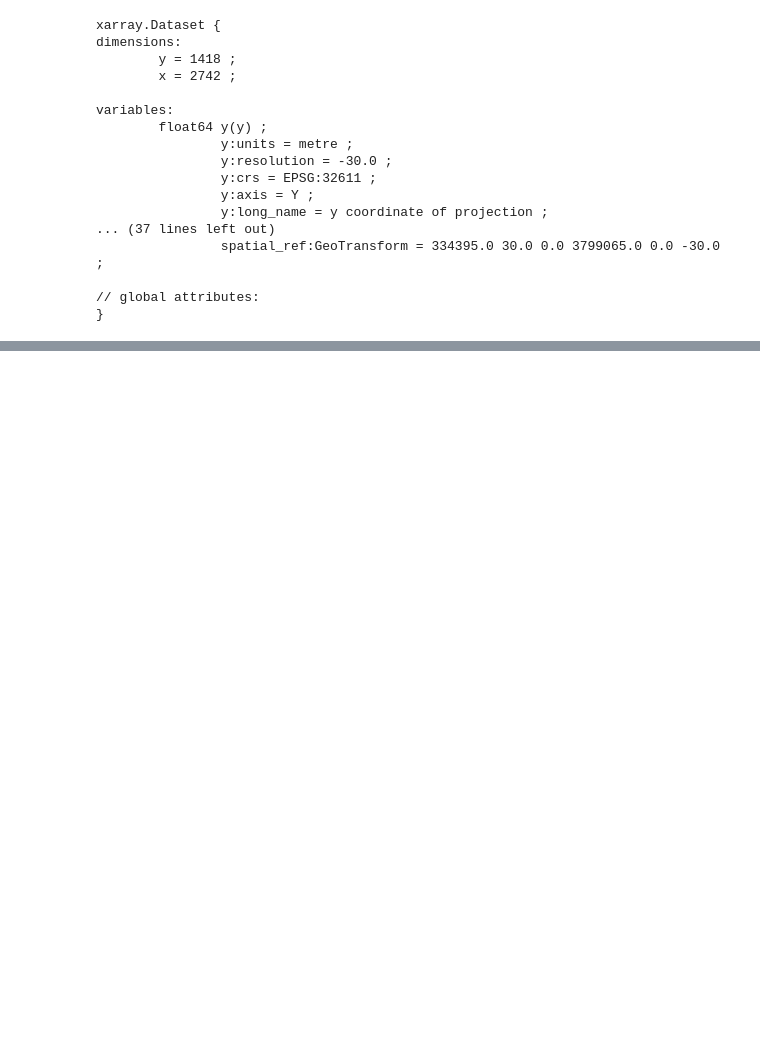
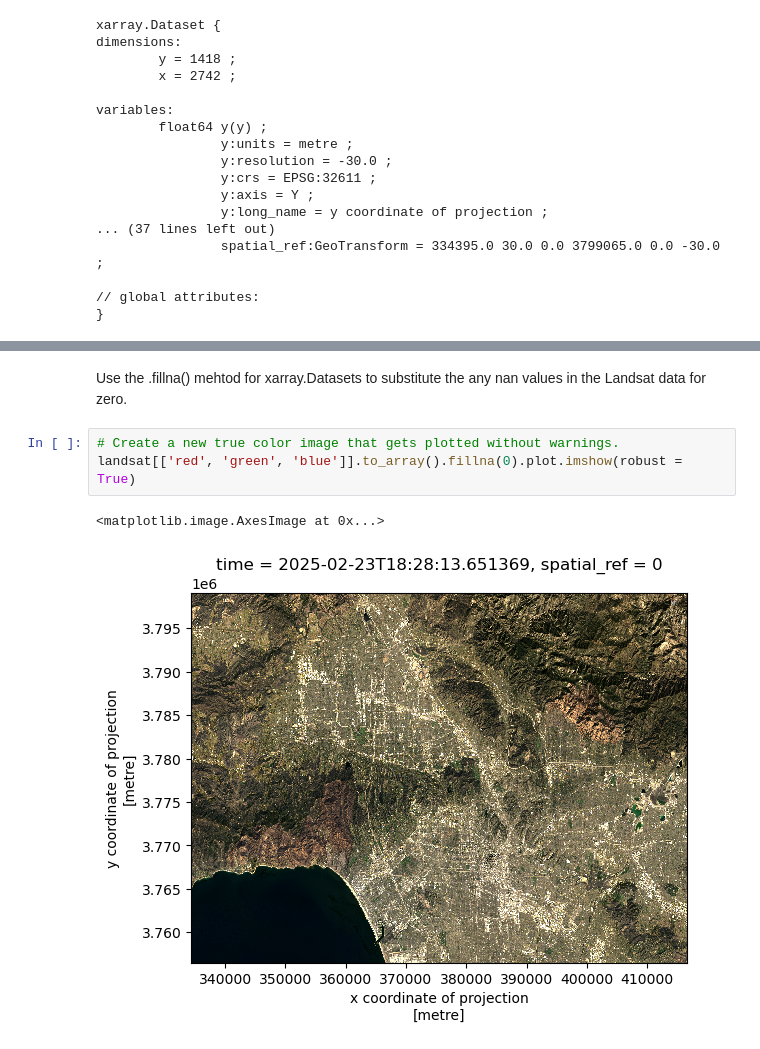
Before and after one commit to hylaea-miller/eds220-hwk4, a Jupyter notebook: hwk4-task2-false-color-MILLER.ipynb, the cells around one changed output, grey strips where cells are left out. Cells and saved outputs as stored; diff of their text form; blank space fills up the shorter version.

```diff
--- a/hwk4-task2-false-color-MILLER.ipynb
+++ b/hwk4-task2-false-color-MILLER.ipynb
@@ -199,0 +281,8 @@ array([334410., 334440., 334470., 334500., 334530.])
+# %% [markdown]
+Use the .fillna() mehtod for xarray.Datasets to substitute the any nan values in the Landsat data for zero.
+# %%
+# Create a new true color image that gets plotted without warnings.
+landsat[['red', 'green', 'blue']].to_array().fillna(0).plot.imshow(robust = True)
+# %% [output]
+<matplotlib.image.AxesImage at 0x...>
+[figure, added]
```
Also changed, not shown: parts of 24 cells of this notebook.
